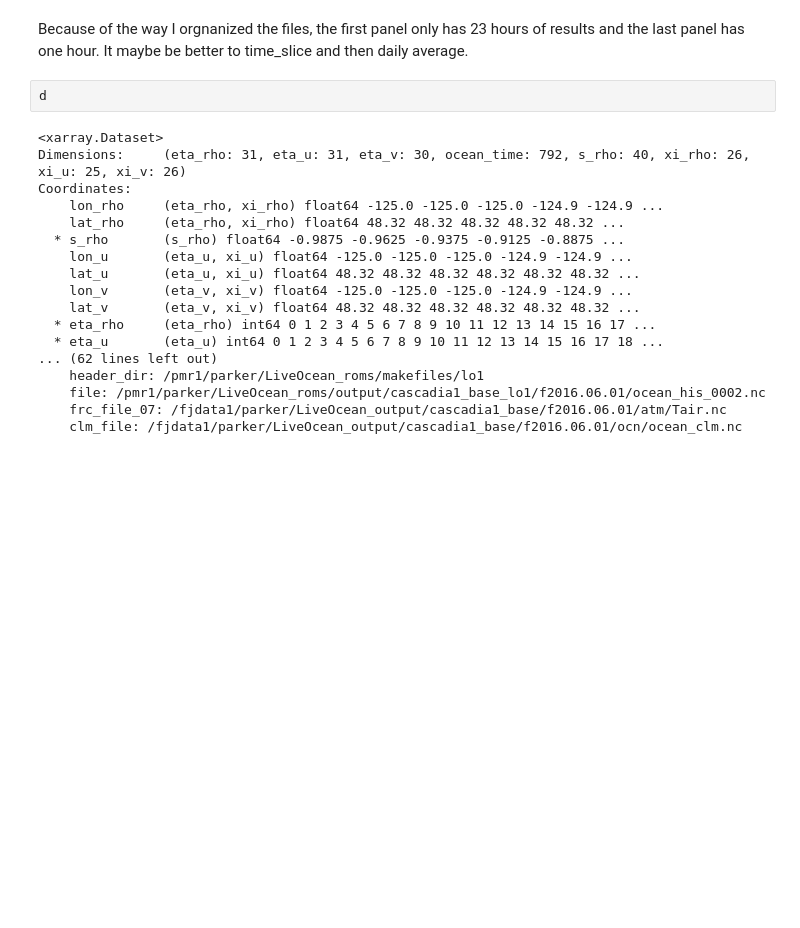
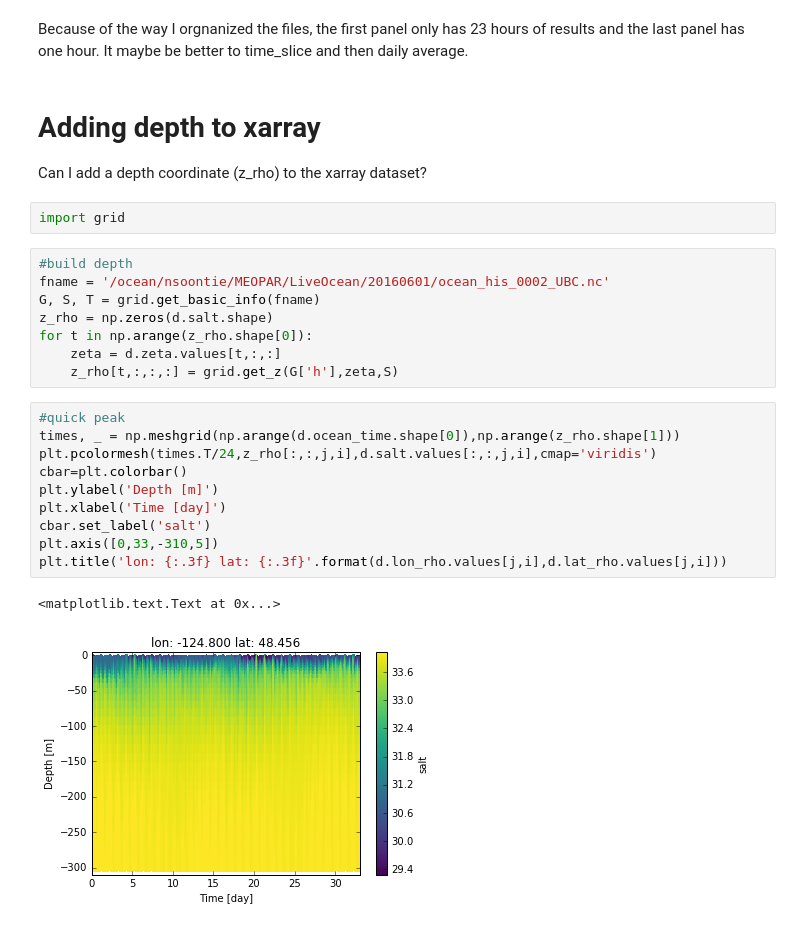
Before and after one commit to SalishSeaCast/analysis-nancy, a Jupyter notebook: notebooks/LiveOcean/Live Ocean - 1 month time series.ipynb, the cells around one changed output. Saved outputs shown, nothing was run; the diff lists cells and outputs as text; blank space fills up the shorter version.

Commit message:
Trying to add depth the DataSet

```diff
--- a/notebooks/LiveOcean/Live Ocean - 1 month time series.ipynb
+++ b/notebooks/LiveOcean/Live Ocean - 1 month time series.ipynb
@@ -90,22 +92,28 @@ g_simple = salt_surf_daily_avg.plot(x='xi_rho', y='eta_rho', col='ocean_time', c
 # %% [markdown]
 Because of the way I orgnanized the files, the first panel only has 23 hours of results and the last panel has one hour. It maybe be better to time_slice and then daily average.
-# %%
-d
-# %% [output]
-<xarray.Dataset>
-Dimensions:     (eta_rho: 31, eta_u: 31, eta_v: 30, ocean_time: 792, s_rho: 40, xi_rho: 26, xi_u: 25, xi_v: 26)
-Coordinates:
-    lon_rho     (eta_rho, xi_rho) float64 -125.0 -125.0 -125.0 -124.9 -124.9 ...
-    lat_rho     (eta_rho, xi_rho) float64 48.32 48.32 48.32 48.32 48.32 ...
-  * s_rho       (s_rho) float64 -0.9875 -0.9625 -0.9375 -0.9125 -0.8875 ...
-    lon_u       (eta_u, xi_u) float64 -125.0 -125.0 -125.0 -124.9 -124.9 ...
-    lat_u       (eta_u, xi_u) float64 48.32 48.32 48.32 48.32 48.32 48.32 ...
-    lon_v       (eta_v, xi_v) float64 -125.0 -125.0 -125.0 -124.9 -124.9 ...
-    lat_v       (eta_v, xi_v) float64 48.32 48.32 48.32 48.32 48.32 48.32 ...
-  * eta_rho     (eta_rho) int64 0 1 2 3 4 5 6 7 8 9 10 11 12 13 14 15 16 17 ...
-  * eta_u       (eta_u) int64 0 1 2 3 4 5 6 7 8 9 10 11 12 13 14 15 16 17 18 ...
-... (62 lines left out)
-    header_dir: /pmr1/parker/LiveOcean_roms/makefiles/lo1
-    file: /pmr1/parker/LiveOcean_roms/output/cascadia1_base_lo1/f2016.06.01/ocean_his_0002.nc
-    frc_file_07: /fjdata1/parker/LiveOcean_output/cascadia1_base/f2016.06.01/atm/Tair.nc
-    clm_file: /fjdata1/parker/LiveOcean_output/cascadia1_base/f2016.06.01/ocn/ocean_clm.nc
+# %% [markdown]
+# Adding depth to xarray
+Can I add a depth coordinate (z_rho) to the xarray dataset?
+# %%
+import grid
+# %%
+#build depth
+fname = '/ocean/nsoontie/MEOPAR/LiveOcean/20160601/ocean_his_0002_UBC.nc'
+G, S, T = grid.get_basic_info(fname)
+z_rho = np.zeros(d.salt.shape)
+for t in np.arange(z_rho.shape[0]):
+    zeta = d.zeta.values[t,:,:]
+    z_rho[t,:,:,:] = grid.get_z(G['h'],zeta,S)
+# %%
+#quick peak
+times, _ = np.meshgrid(np.arange(d.ocean_time.shape[0]),np.arange(z_rho.shape[1]))
+plt.pcolormesh(times.T/24,z_rho[:,:,j,i],d.salt.values[:,:,j,i],cmap='viridis')
+cbar=plt.colorbar()
+plt.ylabel('Depth [m]')
+plt.xlabel('Time [day]')
+cbar.set_label('salt')
+plt.axis([0,33,-310,5])
+plt.title('lon: {:.3f} lat: {:.3f}'.format(d.lon_rho.values[j,i],d.lat_rho.values[j,i]))
+# %% [output]
+<matplotlib.text.Text at 0x...>
+[figure, added]
```
Also changed, not shown: parts of 24 cells of this notebook.
